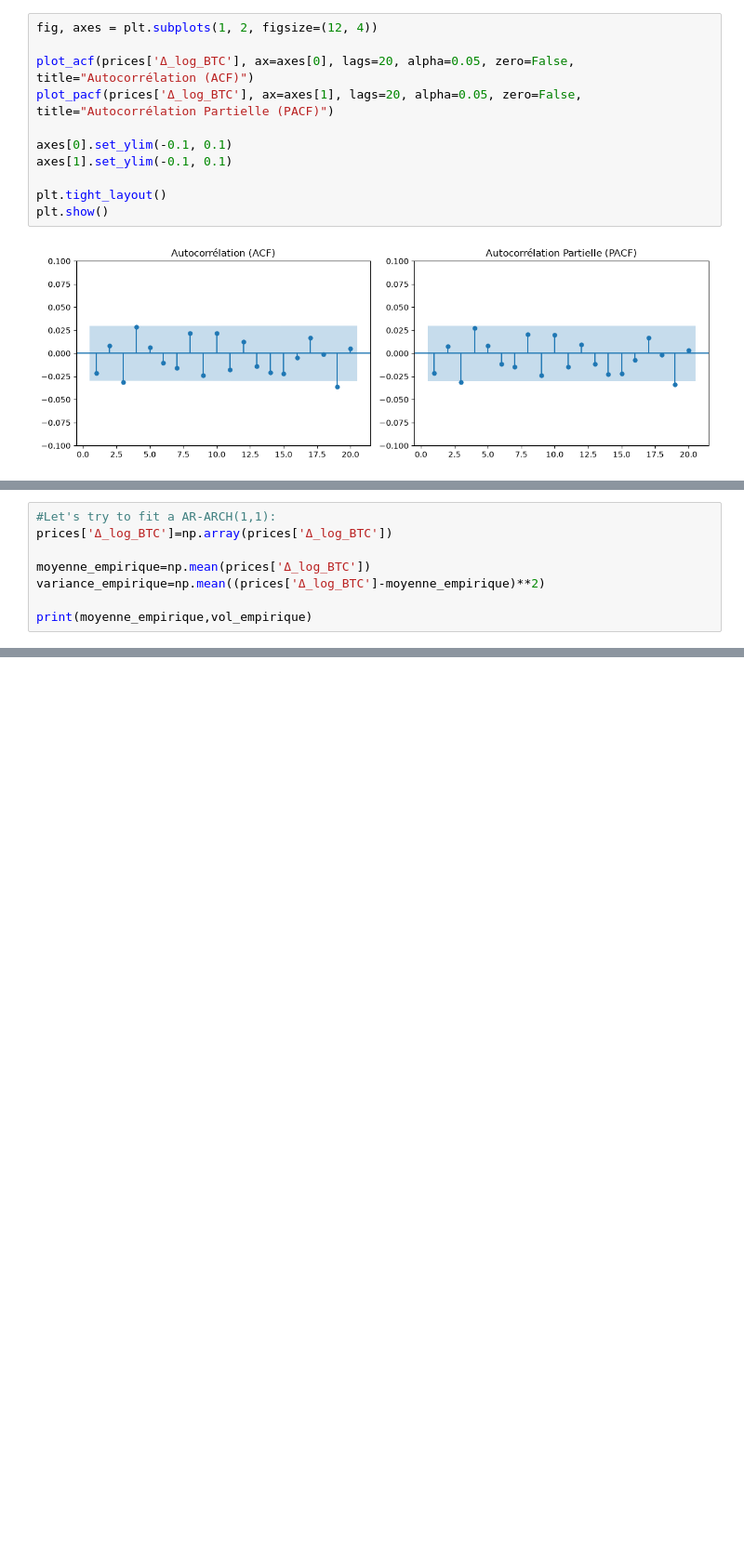
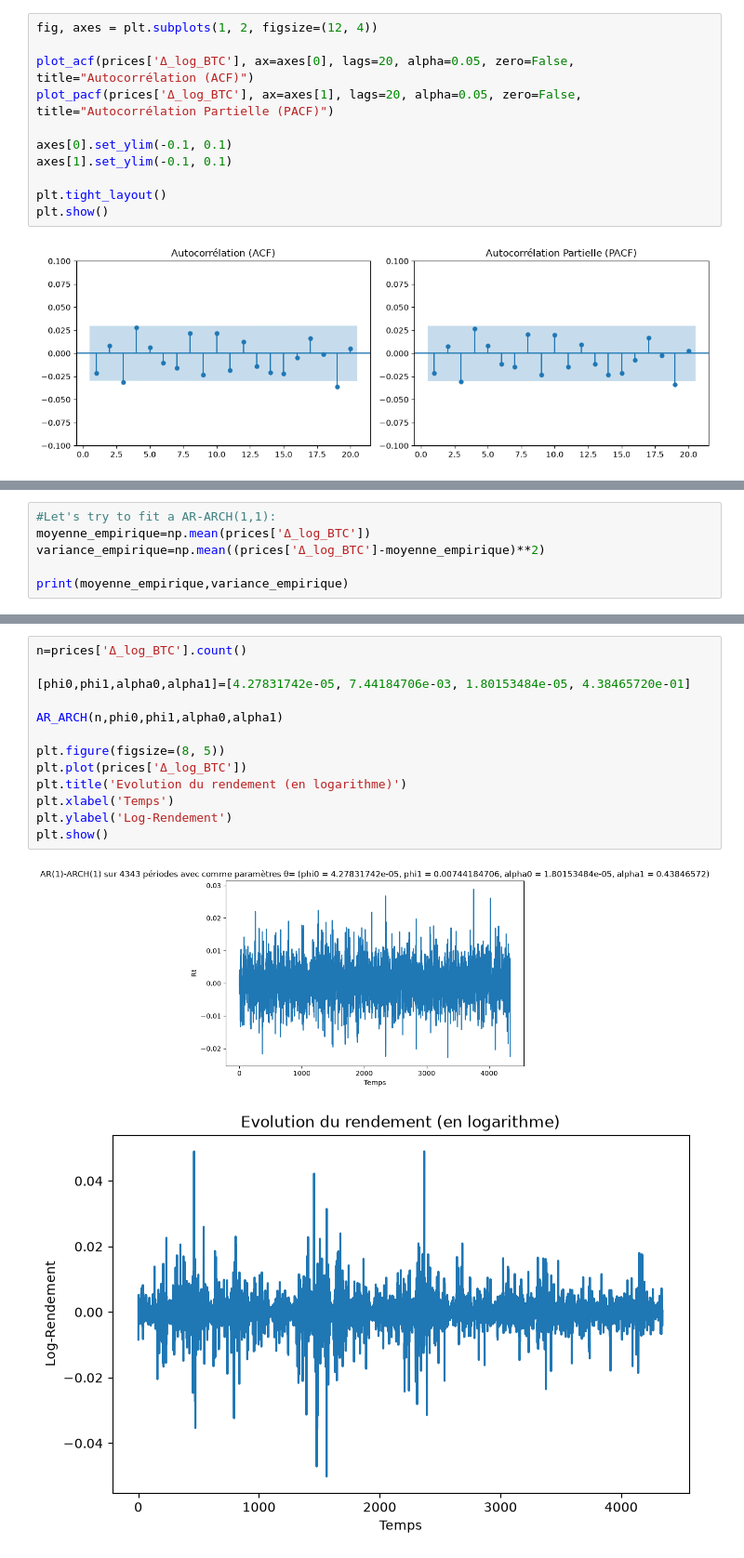
Before and after one commit to Maxime-Skryma/Spread_Crypto, a Jupyter notebook: Crypto_VECM.ipynb, the cells around one changed output, grey strips where cells are left out. Shown at 93% size. Drawn from its saved outputs; the diff is of its cells as text; blank space fills up the shorter version.

```diff
--- a/Crypto_VECM.ipynb
+++ b/Crypto_VECM.ipynb
@@ -110,9 +98,7 @@ print(valeurs_pacf)
 # %%
 #Let's try to fit a AR-ARCH(1,1):
-prices['Δ_log_BTC']=np.array(prices['Δ_log_BTC'])
-
 moyenne_empirique=np.mean(prices['Δ_log_BTC'])
 variance_empirique=np.mean((prices['Δ_log_BTC']-moyenne_empirique)**2)
 
-print(moyenne_empirique,vol_empirique)
+print(moyenne_empirique,variance_empirique)
 # %% [output]
@@ -130,0 +116,16 @@ NameError: name 'phi0' is not defined
+# %%
+n=prices['Δ_log_BTC'].count()
+
+[phi0,phi1,alpha0,alpha1]=[4.27831742e-05, 7.44184706e-03, 1.80153484e-05, 4.38465720e-01]
+
+AR_ARCH(n,phi0,phi1,alpha0,alpha1)
+
+plt.figure(figsize=(8, 5))
+plt.plot(prices['Δ_log_BTC'])
+plt.title('Evolution du rendement (en logarithme)')
+plt.xlabel('Temps')
+plt.ylabel('Log-Rendement')
+plt.show()
+# %% [output]
+[figure, added]
+[figure, added]
```
Also changed, not shown: parts of 5 cells of this notebook, 1 other file.
